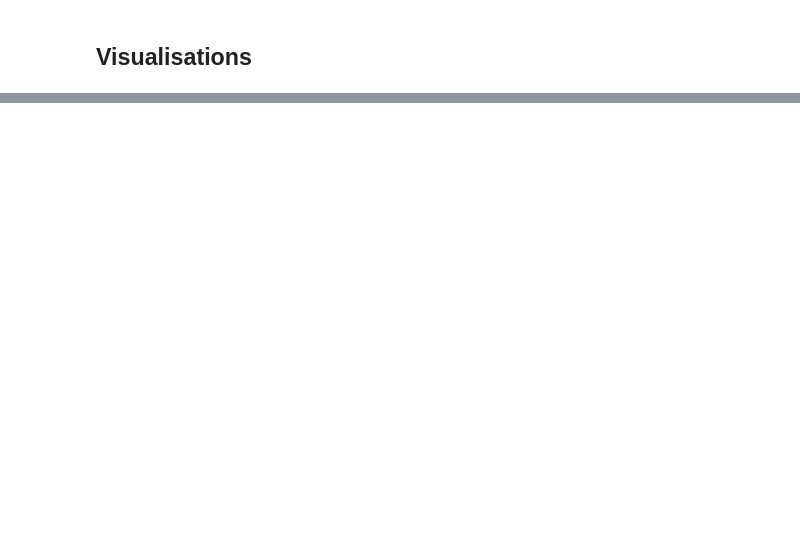
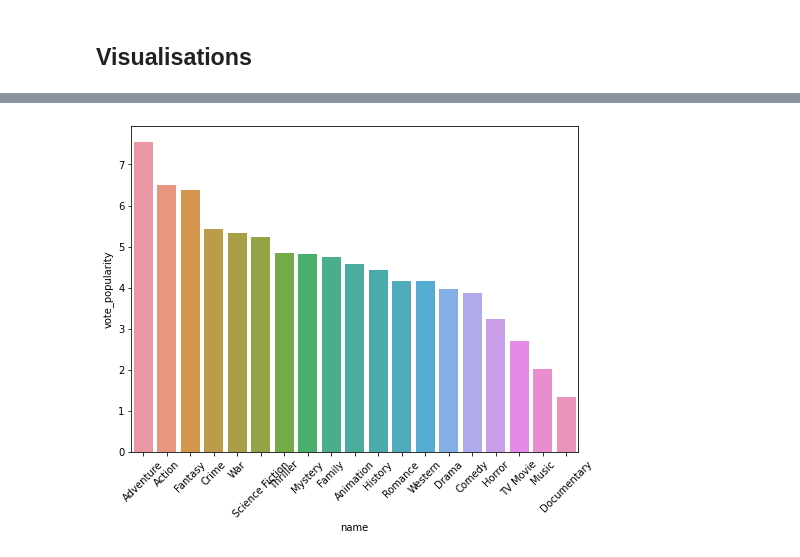
Before and after one commit to vkigen/dsc-phase-2-project-group6, a Jupyter notebook: student.ipynb, the cells around one changed output, grey strips where cells are left out. Cells and saved outputs as stored; diff of their text form; code cells hidden in the pictures; blank space fills up the shorter version.

```diff
--- a/student.ipynb
+++ b/student.ipynb
@@ -1021,5 +1185,5 @@ conn.commit()
 # %%
 # Now to read data from the table, assuming data is already inserted
-q_select = "SELECT * FROM genre_details ORDER BY vote_popularity ASC"
+q_select = "SELECT * FROM genre_details ORDER BY vote_popularity DESC"
 df_ratings = pd.read_sql(q_select, conn)
 df_ratings.head()
@@ -1025,0 +1197,8 @@ df_ratings.head()
+# %%
+plt.figure(figsize=(8, 6))
+sns.barplot(x='name', y='vote_popularity', data = df_ratings)
+
+plt.xticks(rotation=45)
+plt.show()
+# %% [output]
+[figure, added]
```
Also changed, not shown: parts of 42 cells of this notebook.
